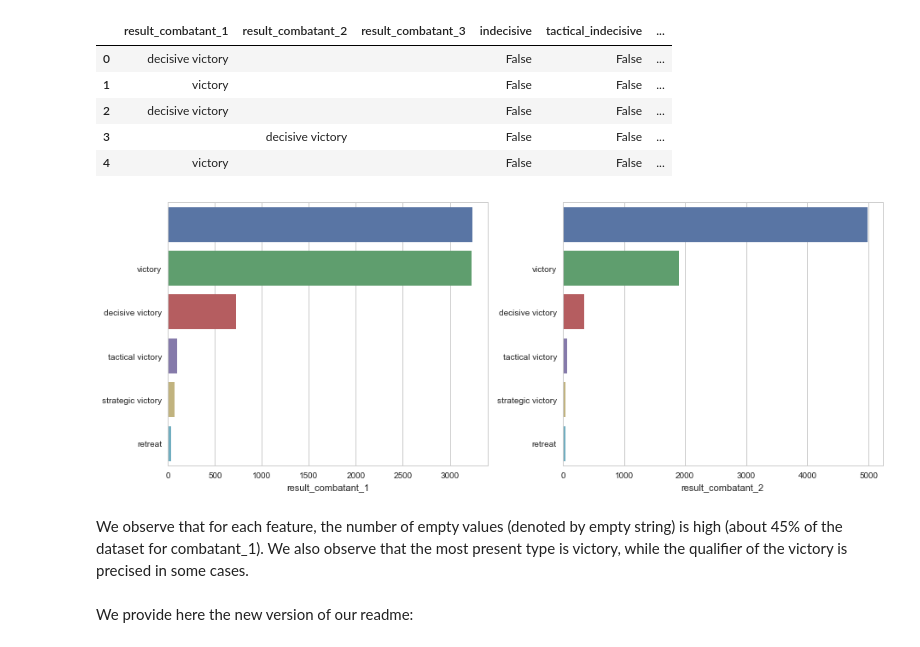
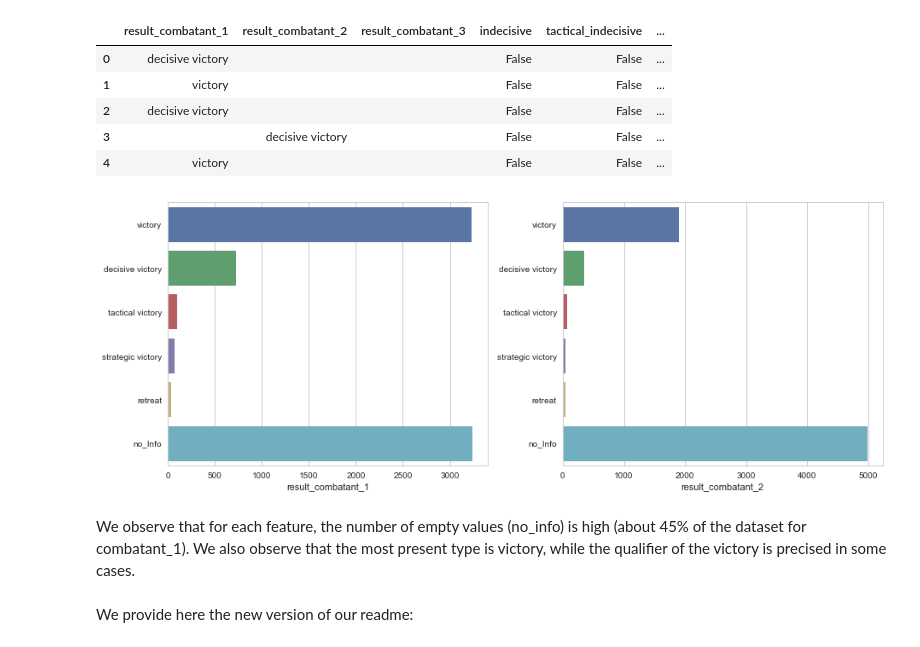
Before and after one commit to ChristianMct/ADA2017-Homeworks, a Jupyter notebook: project/milestone_2.ipynb, the cells around one changed output. Saved outputs shown, nothing was run; the diff lists cells and outputs as text; code cells hidden in the pictures.

```diff
--- a/project/milestone_2.ipynb
+++ b/project/milestone_2.ipynb
@@ -478,16 +468,20 @@ df[['result_combatant_1','result_combatant_2','result_combatant_3', 'indecisive'
 # %%
 fig, ((ax1, ax2)) = plt.subplots(nrows=1, ncols=2, sharey=False, figsize=(13,5))
 counts1 = df['result_combatant_1'].value_counts().sort_values(ascending=False)
 counts1 = counts1.head(6)
+counts1["no_Info"] = counts1[""]
+del counts1[""]
 sns.barplot(x=counts1, y=counts1.index, ax=ax1)
 counts2 = df['result_combatant_2'].value_counts().sort_values(ascending=False)
 counts2 = counts2.head(6)
+counts2["no_Info"] = counts2[""]
+del counts2[""]
 sns.barplot(x=counts2, y=counts2.index, ax=ax2)
 fig.tight_layout()
 # %% [output]
-[figure, old version]
+[figure, new version]
 # %% [markdown]
-We observe that for each feature, the number of empty values (denoted by empty string) is high (about 45% of the dataset for combatant_1).
+We observe that for each feature, the number of empty values (no_info) is high (about 45% of the dataset for combatant_1).
 We also observe that the most present type is victory, while the qualifier of the victory is precised in some cases.
 # %% [markdown]
 We provide here the new version of our readme:
```
Also changed, not shown: parts of 12 cells of this notebook, 6 other files.
